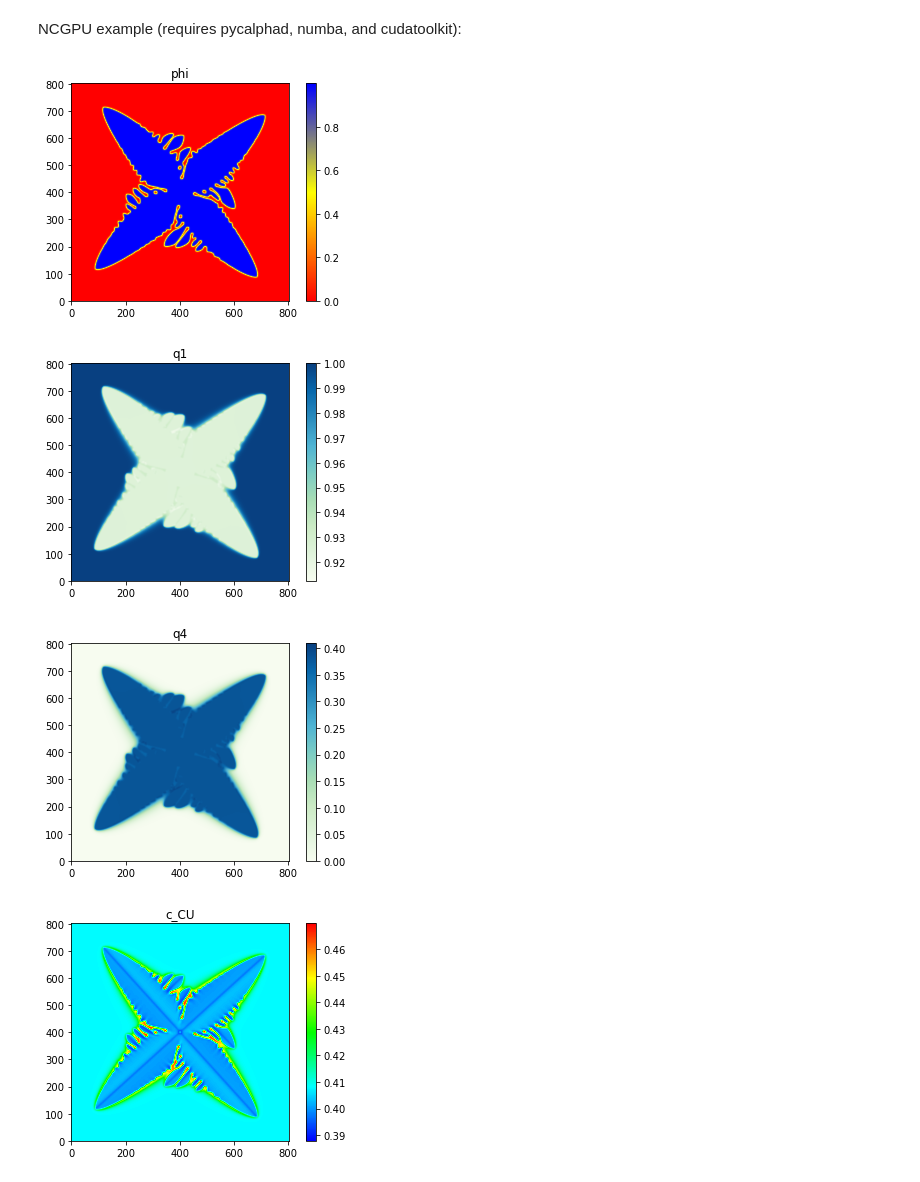
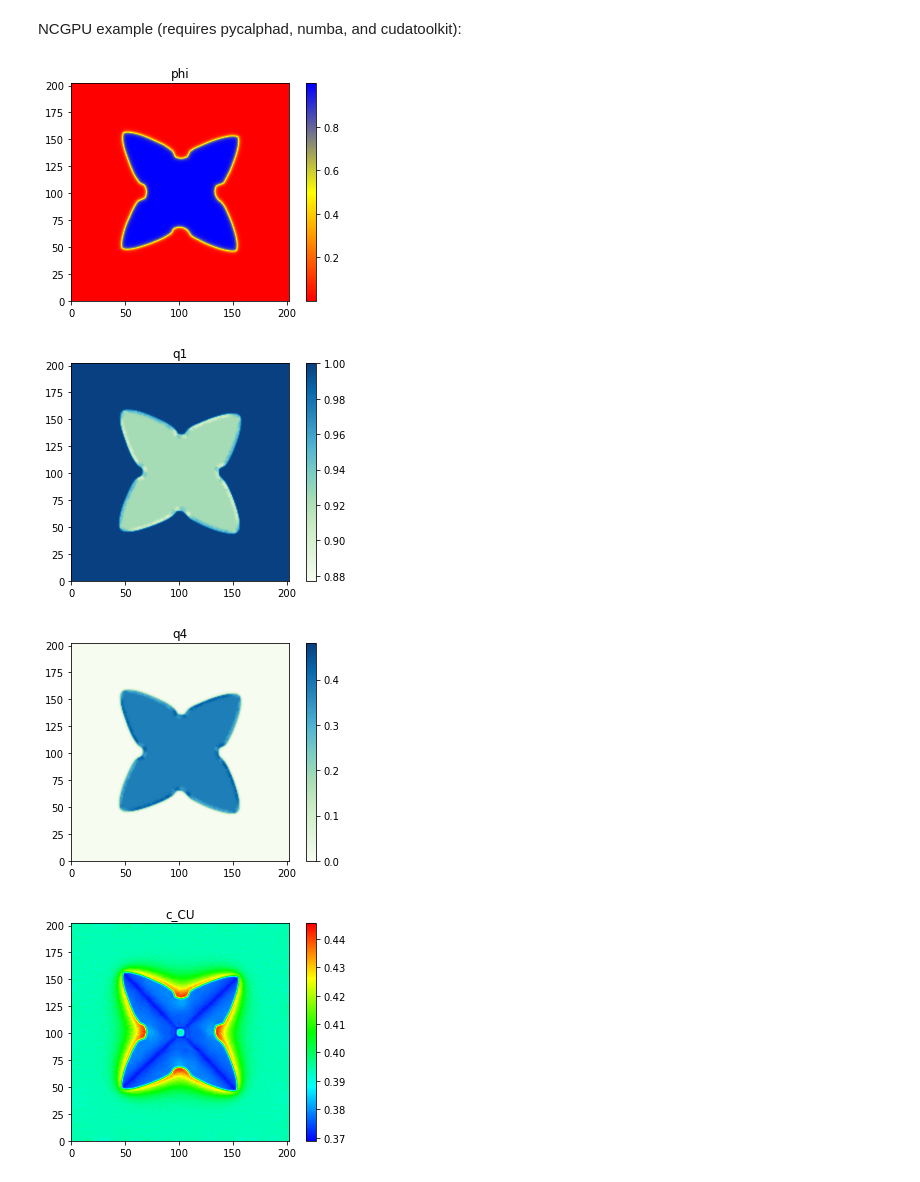
Before and after one commit to AdditiveModeling/pyphasefield, a Jupyter notebook: pyphasefield/pyphasefield/pyphasefield.ipynb, the cells around one changed output. Saved outputs shown, nothing was run; the diff lists cells and outputs as text; code cells hidden in the pictures.

```diff
--- a/pyphasefield/pyphasefield/pyphasefield.ipynb
+++ b/pyphasefield/pyphasefield/pyphasefield.ipynb
@@ -172,34 +172,20 @@ sim.plot_simulation()
 # %%
 import sys
 sys.path.insert(0,"..")
 import pyphasefield as ppf
 
 sim = ppf.Simulation("save_path")
 sim.init_sim_NCGPU(dim=[200, 200],
                    tdb_path="examples/Ni-Cu_Ideal.tdb",
                    sim_type="seed",
                    initial_concentration_array=[0.3937]
                   )
 sim._time_steps_per_checkpoint = 1000
 sim.send_fields_to_GPU()
-sim.simulate(1000)
+sim.simulate(10000)
 sim.plot_simulation(save_images=True)
+# %% [output]
+[figure, added]
+[figure, added]
+[figure, added]
+[figure, added]
-# %%
-import sys
-sys.path.insert(0,"..")
-import pyphasefield as ppf
-
-sim = ppf.Simulation("save_path")
-sim.init_sim_AnisoDorrGPU(dim=[800, 800],
-                   sim_type="seed",
-                   initial_concentration_array=[0.40831]
-                  )
-sim._time_steps_per_checkpoint = 100000
-sim.send_fields_to_GPU()
-sim.simulate(30000)
-sim.plot_simulation(save_images=True)
-# %% [output]
-[figure, removed]
-[figure, removed]
-[figure, removed]
-[figure, removed]
```
Also changed, not shown: 2 other files.
